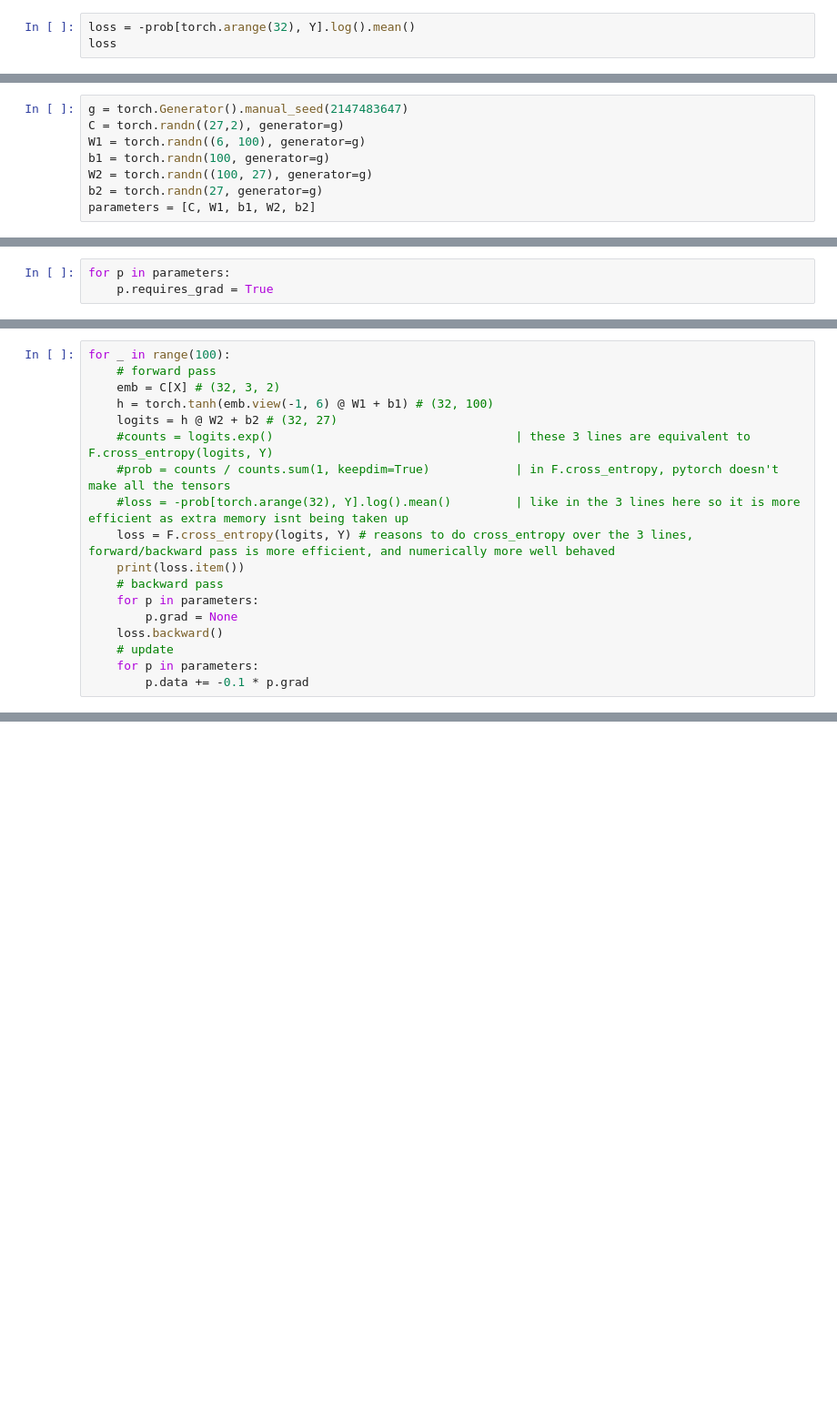
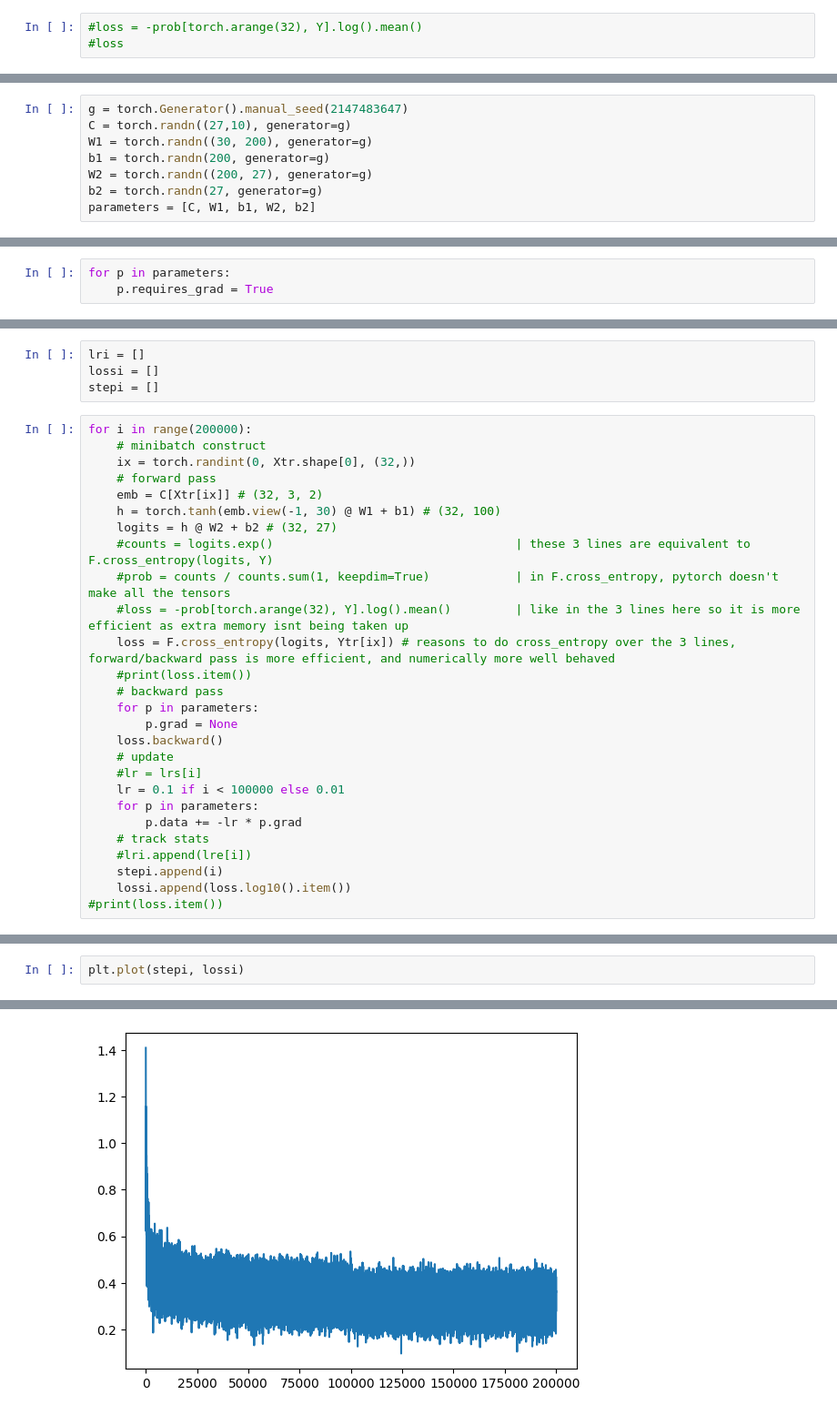
Before and after one commit to vdeng9/pytorch-ml-learning, a Jupyter notebook: NN Learning/lecture3/lecture3(makemorept2).ipynb, the cells around one changed output, grey strips where cells are left out. Shown: that part at 91% size. Cells and saved outputs as stored; diff of their text form; blank space fills up the shorter version.

```diff
--- a/NN Learning/lecture3/lecture3(makemorept2).ipynb
+++ b/NN Learning/lecture3/lecture3(makemorept2).ipynb
@@ -114,3 +125,3 @@ torch.Size([32, 27])
 # %%
-loss = -prob[torch.arange(32), Y].log().mean()
-loss
+#loss = -prob[torch.arange(32), Y].log().mean()
+#loss
@@ -125,9 +134,9 @@ X.shape, Y.shape # dataset
 # %%
 g = torch.Generator().manual_seed(2147483647)
-C = torch.randn((27,2), generator=g)
-W1 = torch.randn((6, 100), generator=g)
-b1 = torch.randn(100, generator=g)
-W2 = torch.randn((100, 27), generator=g)
+C = torch.randn((27,10), generator=g)
+W1 = torch.randn((30, 200), generator=g)
+b1 = torch.randn(200, generator=g)
+W2 = torch.randn((200, 27), generator=g)
 b2 = torch.randn(27, generator=g)
 parameters = [C, W1, b1, W2, b2]
 # %%
@@ -140,18 +152,31 @@ for p in parameters:
+# %%
+lri = []
+lossi = []
+stepi = []
 # %%
-for _ in range(100):
+for i in range(200000):
+    # minibatch construct
+    ix = torch.randint(0, Xtr.shape[0], (32,))
     # forward pass
-    emb = C[X] # (32, 3, 2)
-    h = torch.tanh(emb.view(-1, 6) @ W1 + b1) # (32, 100)
+    emb = C[Xtr[ix]] # (32, 3, 2)
+    h = torch.tanh(emb.view(-1, 30) @ W1 + b1) # (32, 100)
     logits = h @ W2 + b2 # (32, 27)
     #counts = logits.exp()                                  | these 3 lines are equivalent to F.cross_entropy(logits, Y)
     #prob = counts / counts.sum(1, keepdim=True)            | in F.cross_entropy, pytorch doesn't make all the tensors
     #loss = -prob[torch.arange(32), Y].log().mean()         | like in the 3 lines here so it is more efficient as extra memory isnt being taken up
-    loss = F.cross_entropy(logits, Y) # reasons to do cross_entropy over the 3 lines, forward/backward pass is more efficient, and numerically more well behaved
-    print(loss.item())
+    loss = F.cross_entropy(logits, Ytr[ix]) # reasons to do cross_entropy over the 3 lines, forward/backward pass is more efficient, and numerically more well behaved
+    #print(loss.item())
     # backward pass
     for p in parameters:
         p.grad = None
     loss.backward()
     # update
+    #lr = lrs[i]
+    lr = 0.1 if i < 100000 else 0.01
     for p in parameters:
-        p.data += -0.1 * p.grad
+        p.data += -lr * p.grad
+    # track stats
+    #lri.append(lre[i])
+    stepi.append(i)
+    lossi.append(loss.log10().item())
+#print(loss.item())
@@ -175,0 +183,3 @@ for _ in range(100):
+# %%
+plt.plot(stepi, lossi)
+# %% [output]
@@ -175,0 +187 @@ for _ in range(100):
+[figure, added]
```
Also changed, not shown: parts of 20 cells of this notebook.
